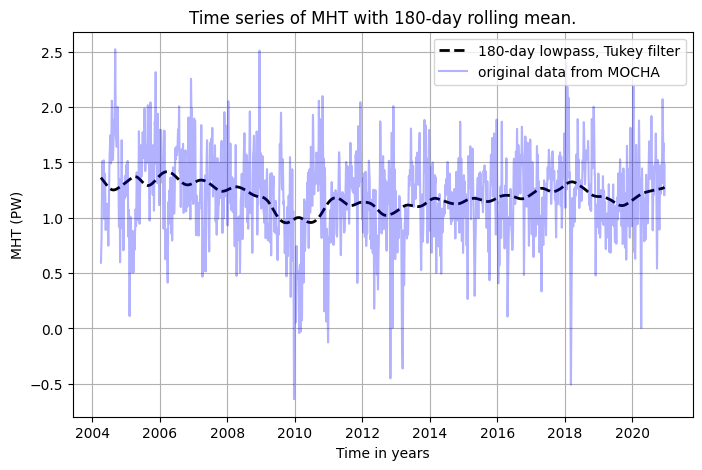
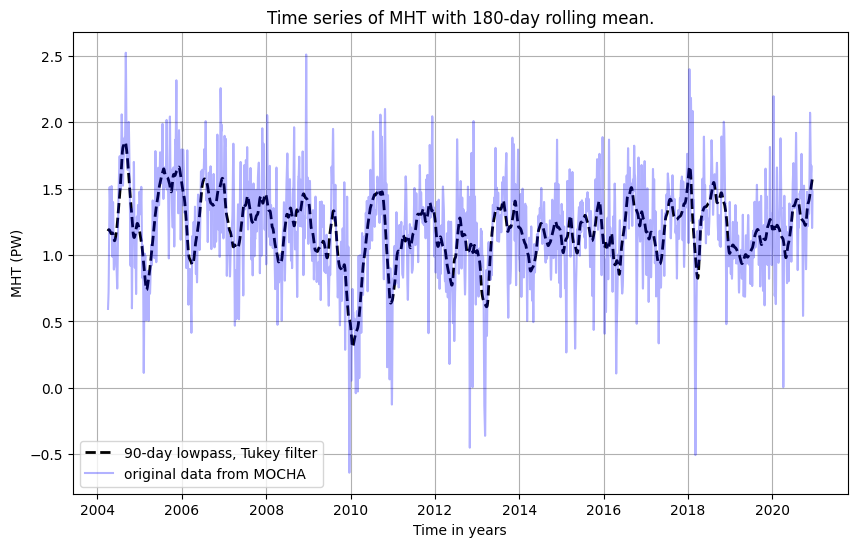
The notebook cell's code change between the first figure and the second:
--- before
+++ after
@@ -1,4 +1,4 @@
-plt.figure(figsize=[8,5])
-plt.plot(MHT["TIME"],lowpass_180day,color = "k", ls = "--", lw = 2, label = "180-day lowpass, Tukey filter")
+plt.figure(figsize=[10,6])
+plt.plot(MHT["TIME"],lowpass_90day,color = "k", ls = "--", lw = 2, label = "90-day lowpass, Tukey filter")
 MHT.plot(alpha = 0.3, color ="blue", label = "original data from MOCHA")
 plt.xlabel("Time in years")
@@ -7,3 +7,3 @@
 plt.grid()
 plt.legend()
-plt.savefig(fig_path + "180day_lowpass.pdf")
+plt.savefig(fig_path + "lowpassed_timeseries.pdf")

Commit: tentative final repo